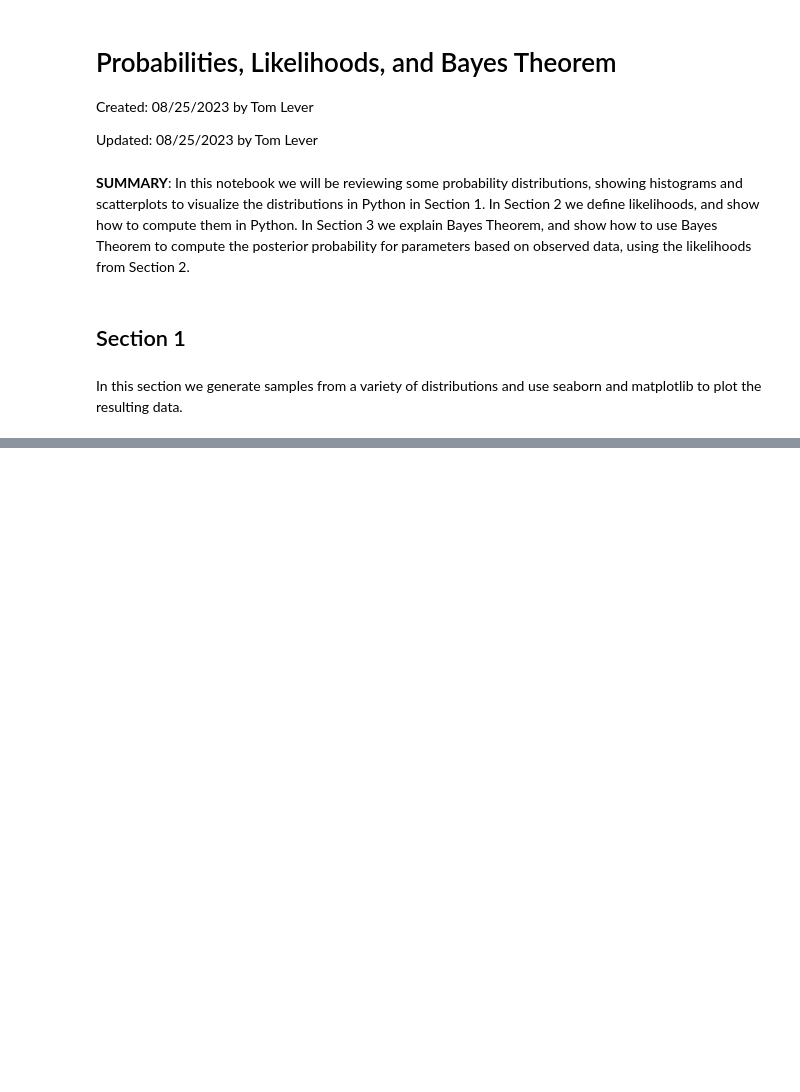
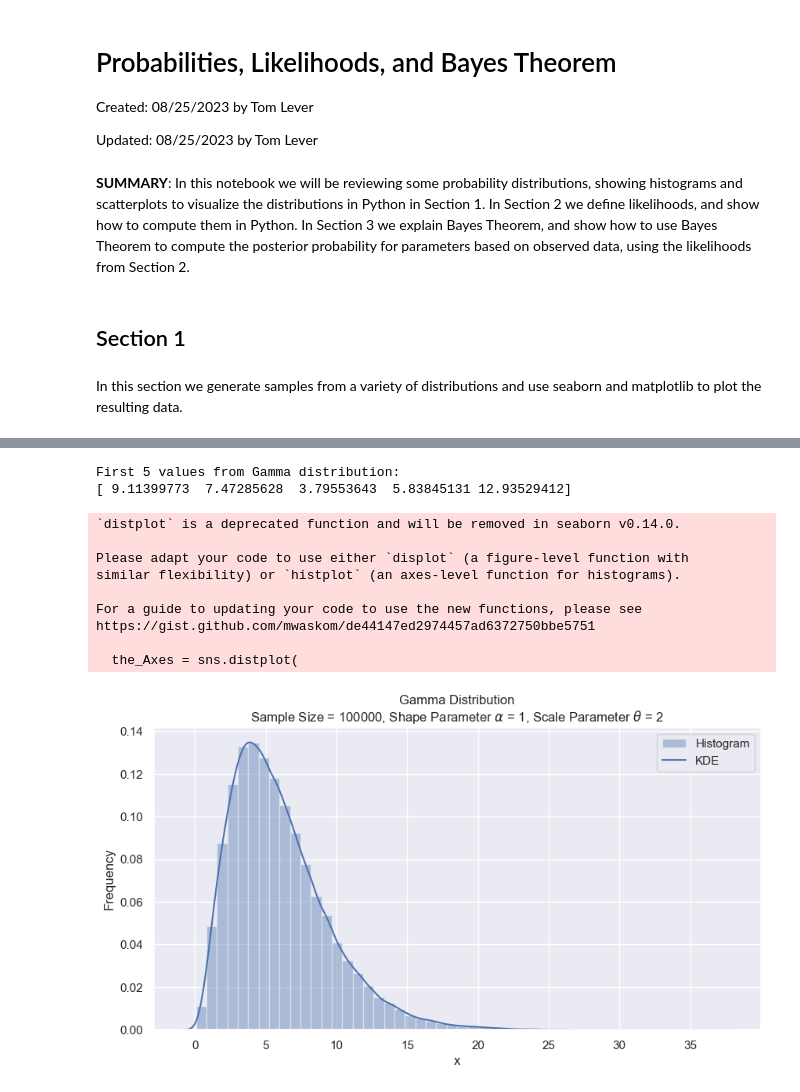
Before and after one commit to tslever/Tom_Levers_Public_Git_Repository, a Jupyter notebook: UVA/5--Bayesian_Machine_Learning/Probabilities_Likelihoods_And_Bayes_Theorem.ipynb, the cells around one changed output, grey strips where cells are left out. Cells and saved outputs as stored; diff of their text form; code cells hidden in the pictures; blank space fills up the shorter version.

```diff
--- a/UVA/5--Bayesian_Machine_Learning/Probabilities_Likelihoods_And_Bayes_Theorem.ipynb
+++ b/UVA/5--Bayesian_Machine_Learning/Probabilities_Likelihoods_And_Bayes_Theorem.ipynb
@@ -270,0 +316,45 @@ https://gist.github.com/mwaskom/de44147ed2974457ad6372750bbe5751
+# %%
+from scipy.stats import gamma
+sample_size = 100000
+shape_parameter_alpha = 3
+scale_parameter_theta = 2
+array_of_Gamma_distributed_numbers = gamma.rvs(
+    size = sample_size,
+    a = shape_parameter_alpha,
+    scale = scale_parameter_theta
+)
+print("First 5 values from Gamma distribution:")
+print(array_of_Gamma_distributed_numbers[0:5])
+import seaborn as sns
+sns.set(color_codes = True)
+sns.set(rc = {'figure.figsize': (10, 5)})
+the_Axes = sns.distplot(
+    a = array_of_Gamma_distributed_numbers,
+    kde_kws = {"label": "KDE"},
+    hist_kws = {"label": "Histogram"}
+)
+the_Axes.set(
+    xlabel = "x",
+    ylabel = "Frequency",
+    title = (
+        "Gamma Distribution"
+        + f"\nSample Size = {sample_size}, Shape Parameter " + r"$\alpha$" + f" = {alpha}, Scale Parameter " + r"$\theta$" + f" = {scale_parameter_theta}"
+    )
+)
+import matplotlib.pyplot as plt
+plt.legend()
+plt.savefig("Gamma_Distribution.png")
+plt.show()
+# %% [output]
+First 5 values from Gamma distribution:
+[ 9.11399773  7.47285628  3.79553643  5.83845131 12.93529412]
+`distplot` is a deprecated function and will be removed in seaborn v0.14.0.
+
+Please adapt your code to use either `displot` (a figure-level function with
+similar flexibility) or `histplot` (an axes-level function for histograms).
+
+For a guide to updating your code to use the new functions, please see
+https://gist.github.com/mwaskom/de44147ed2974457ad6372750bbe5751
+
+  the_Axes = sns.distplot(
+[figure, added]
```
Also changed, not shown: parts of 8 cells of this notebook, 7 other files.
